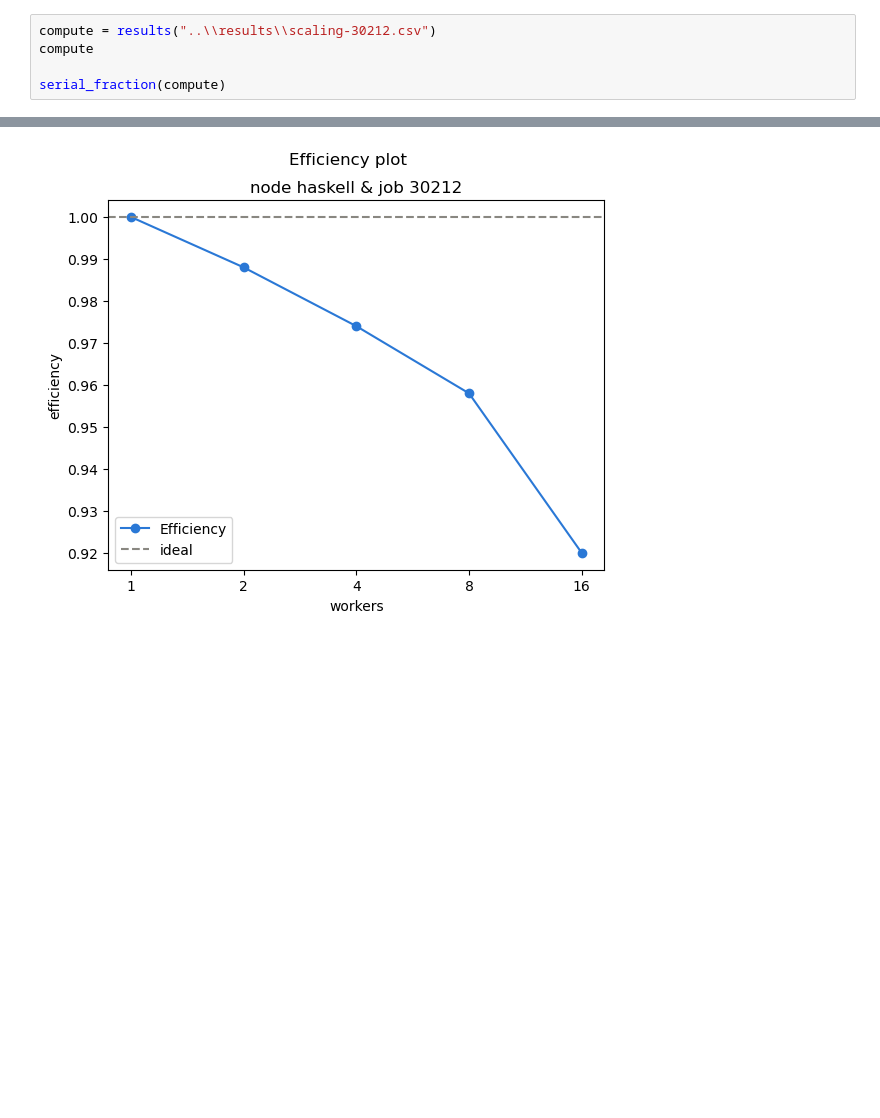
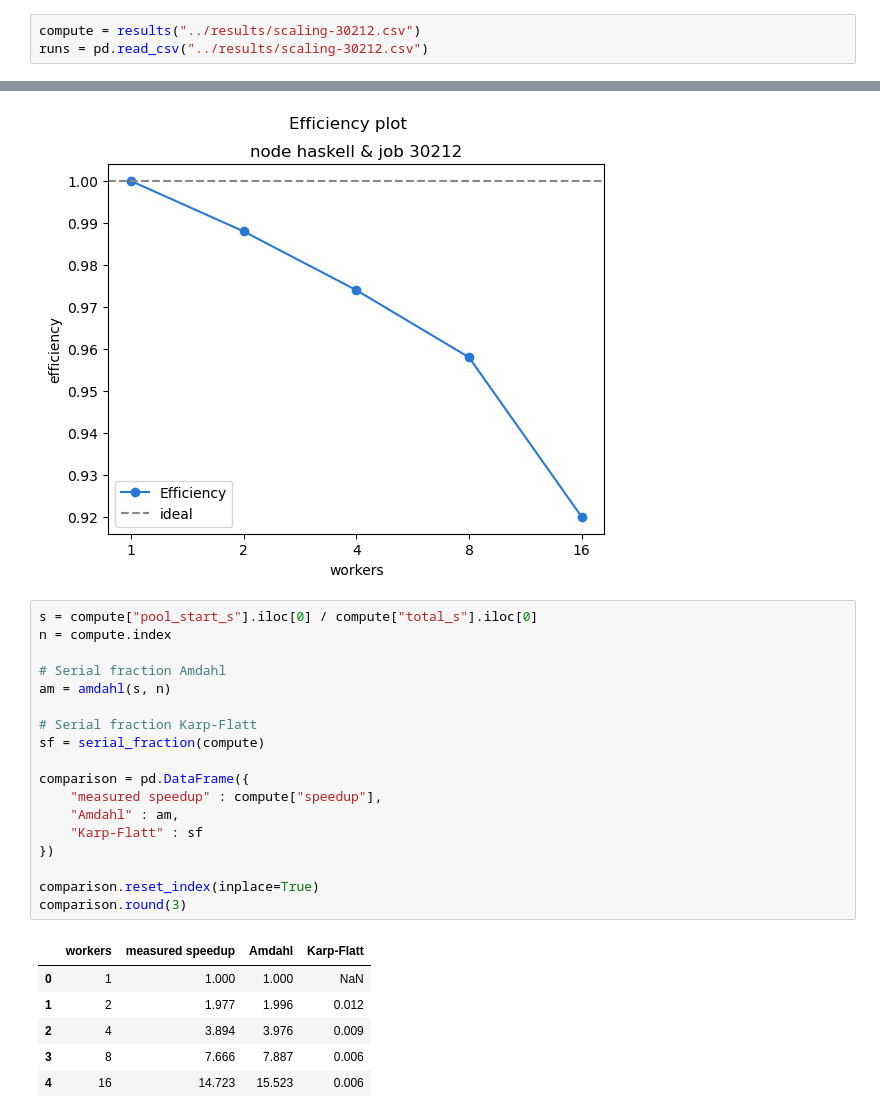
Before and after one commit to MaxTB9/ospc-lab1-a8, a Jupyter notebook: project/analysis/scaling.ipynb, the cells around one changed output, grey strips where cells are left out. Saved outputs shown, nothing was run; the diff lists cells and outputs as text; blank space fills up the shorter version.

Commit message:
Added serial fraction

```diff
--- a/project/analysis/scaling.ipynb
+++ b/project/analysis/scaling.ipynb
@@ -55,7 +56,5 @@ def serial_fraction(table):
     S = table["speedup"].iloc[1:]
     return ((1 / S - 1 / n) / (1 - 1 / n)).round(3)
 # %%
-compute = results("..\\results\\scaling-30212.csv")
-compute
-
-serial_fraction(compute)
+compute = results("../results/scaling-30212.csv")
+runs = pd.read_csv("../results/scaling-30212.csv")
@@ -78,3 +70,28 @@ chart(compute, "#2a78d6", 1)
 chart(compute, "#2a78d6", 2)
 # %% [output]
 [figure]
+# %%
+s = compute["pool_start_s"].iloc[0] / compute["total_s"].iloc[0]
+n = compute.index
+
+# Serial fraction Amdahl
+am = amdahl(s, n)
+
+# Serial fraction Karp-Flatt
+sf = serial_fraction(compute)
+
+comparison = pd.DataFrame({
+    "measured speedup" : compute["speedup"],
+    "Amdahl" : am,
+    "Karp-Flatt" : sf
+})
+
+comparison.reset_index(inplace=True)
+comparison.round(3)
+# %% [output]
+|  | workers | measured speedup | Amdahl | Karp-Flatt |
+| 0 | 1 | 1.000 | 1.000 | NaN |
+| 1 | 2 | 1.977 | 1.996 | 0.012 |
+| 2 | 4 | 3.894 | 3.976 | 0.009 |
+| 3 | 8 | 7.666 | 7.887 | 0.006 |
+| 4 | 16 | 14.723 | 15.523 | 0.006 |
```
Also changed, not shown: parts of 2 cells of this notebook, 1 other file.
